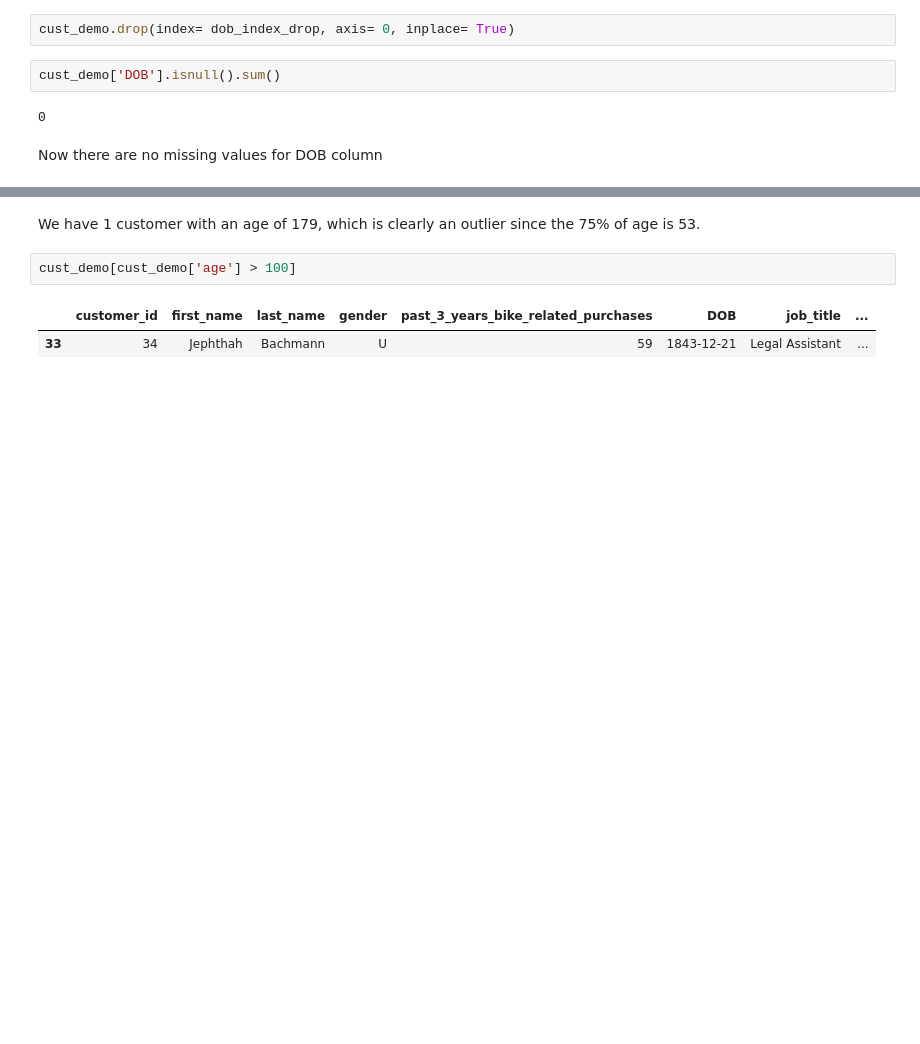
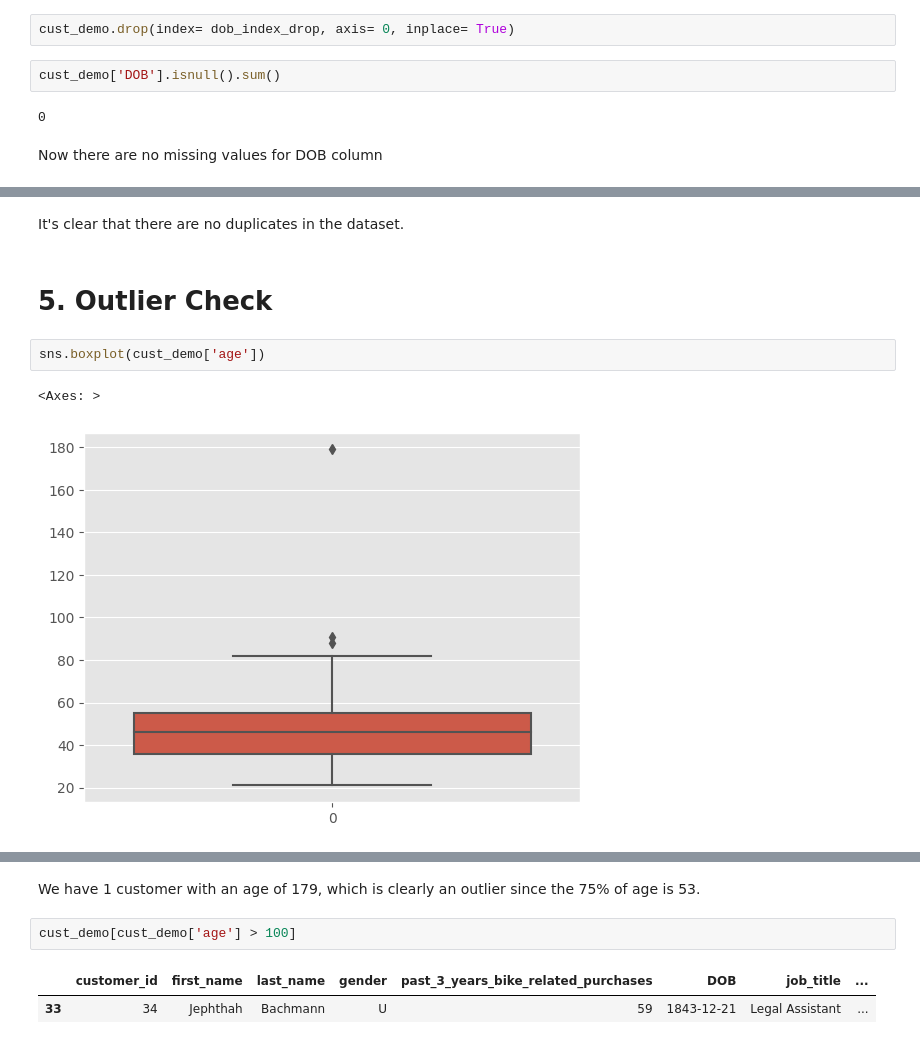
Before and after one commit to AryaChirag/Bicycle-sales, a Jupyter notebook: Data_cleaning_customer_demographic.ipynb, the cells around one changed output, grey strips where cells are left out. Drawn from its saved outputs; the diff is of its cells as text; blank space fills up the shorter version.

```diff
--- a/Data_cleaning_customer_demographic.ipynb
+++ b/Data_cleaning_customer_demographic.ipynb
@@ -225,0 +550,9 @@ https://gist.github.com/mwaskom/de44147ed2974457ad6372750bbe5751
+# %% [markdown]
+It's clear that there are no duplicates in the dataset.
+# %% [markdown]
+# 5. Outlier Check
+# %%
+sns.boxplot(cust_demo['age'])
+# %% [output]
+<Axes: >
+[figure, added]
```
Also changed, not shown: parts of 90 cells of this notebook, 33 other files.
